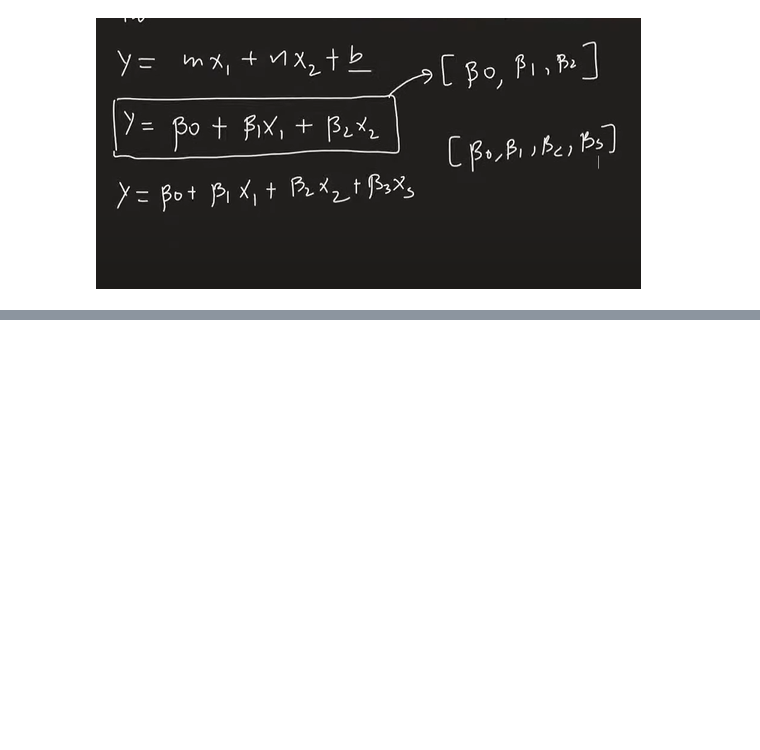
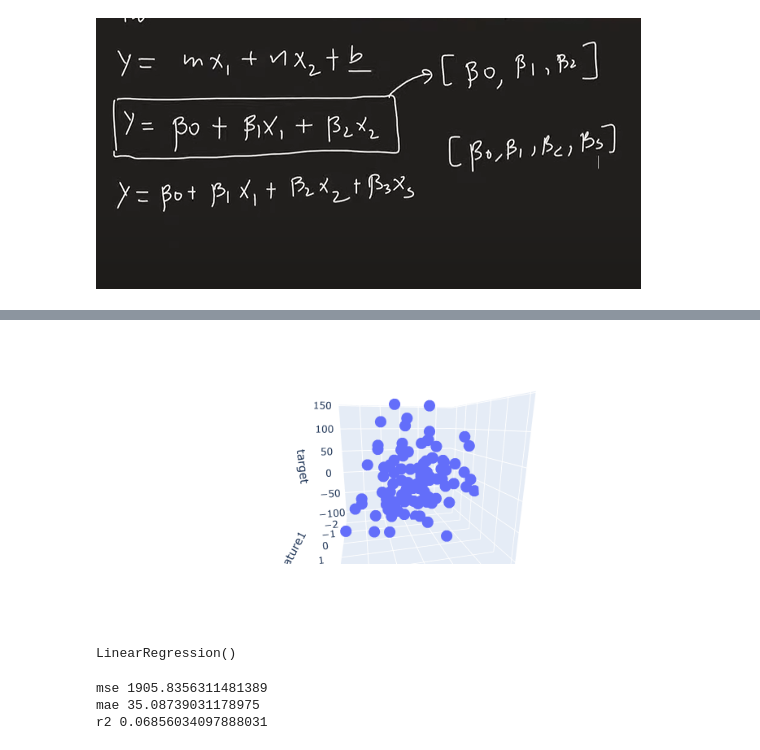
Before and after one commit to Sahil1K1/Jupyter-files, a Jupyter notebook: campusx_ML_tutorial/Day 53-Multiple Linear Regression.ipynb, the cells around one changed output, grey strips where cells are left out. Saved outputs shown, nothing was run; the diff lists cells and outputs as text; code cells hidden in the pictures; blank space fills up the shorter version.

```diff
--- a/campusx_ML_tutorial/Day 53-Multiple Linear Regression.ipynb
+++ b/campusx_ML_tutorial/Day 53-Multiple Linear Regression.ipynb
@@ -13,2 +17,5 @@ from sklearn.linear_model
 # %%
-a = 5
+X, y = make_regression(n_samples=100, n_features=2, n_informative=2, n_targets=1, noise=50)
+# %%
+df = pd.DataFrame({'feature1':X[:,0],'feature2':X[:,1], 'target':y})
+df
@@ -14,0 +36,5 @@ a = 5
+# %%
+fig = px.scatter_3d(df, x='feature1',y='feature2',z='target')
+
+fig.show();
+# %% [output]
@@ -14,0 +42 @@ a = 5
+[figure, added]
@@ -14,0 +51,4 @@ a = 5
+# %%
+lr.fit(X_train, y_train)
+# %% [output]
+LinearRegression()
@@ -14,0 +57,8 @@ a = 5
+# %%
+print('mse', mean_squared_error(y_test, y_pred))
+print('mae', mean_absolute_error(y_test, y_pred))
+print('r2', r2_score(y_test, y_pred))
+# %% [output]
+mse 1905.8356311481389
+mae 35.08739031178975
+r2 0.06856034097888031
```
Also changed, not shown: parts of 12 cells of this notebook, 44 other files.
